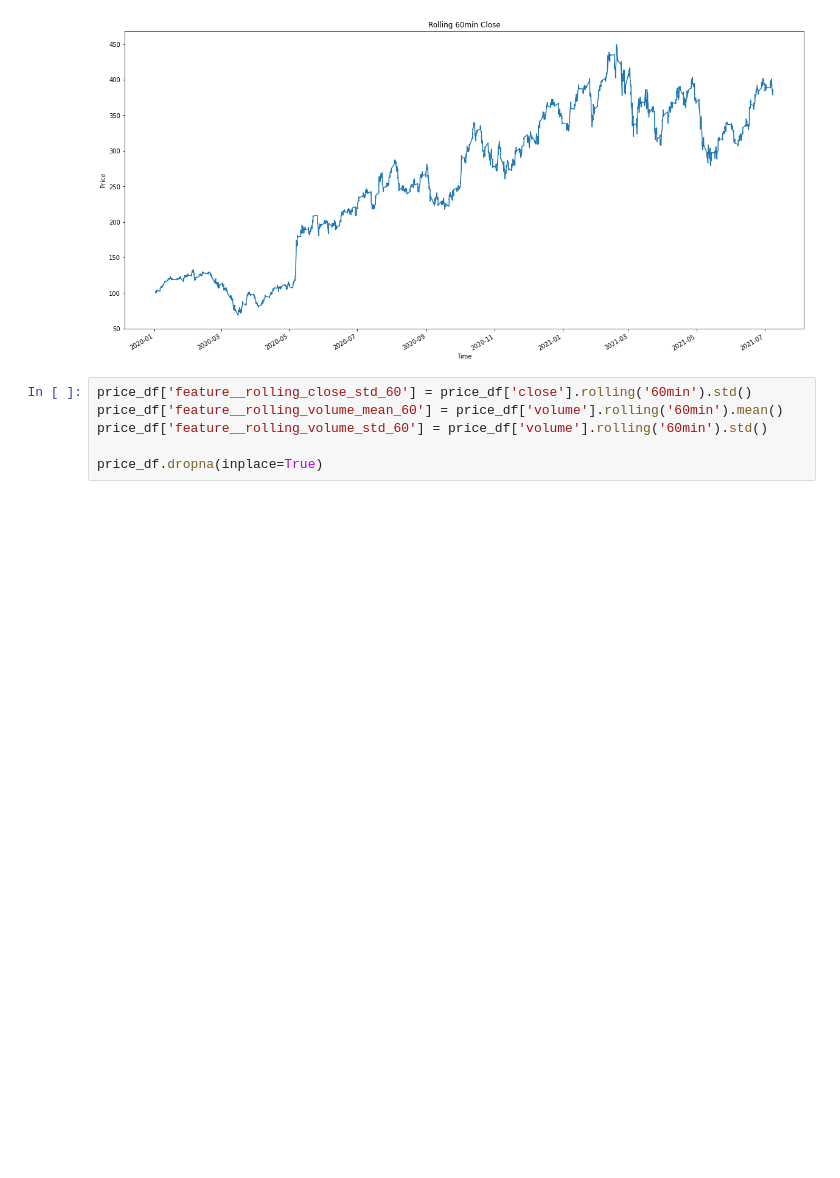
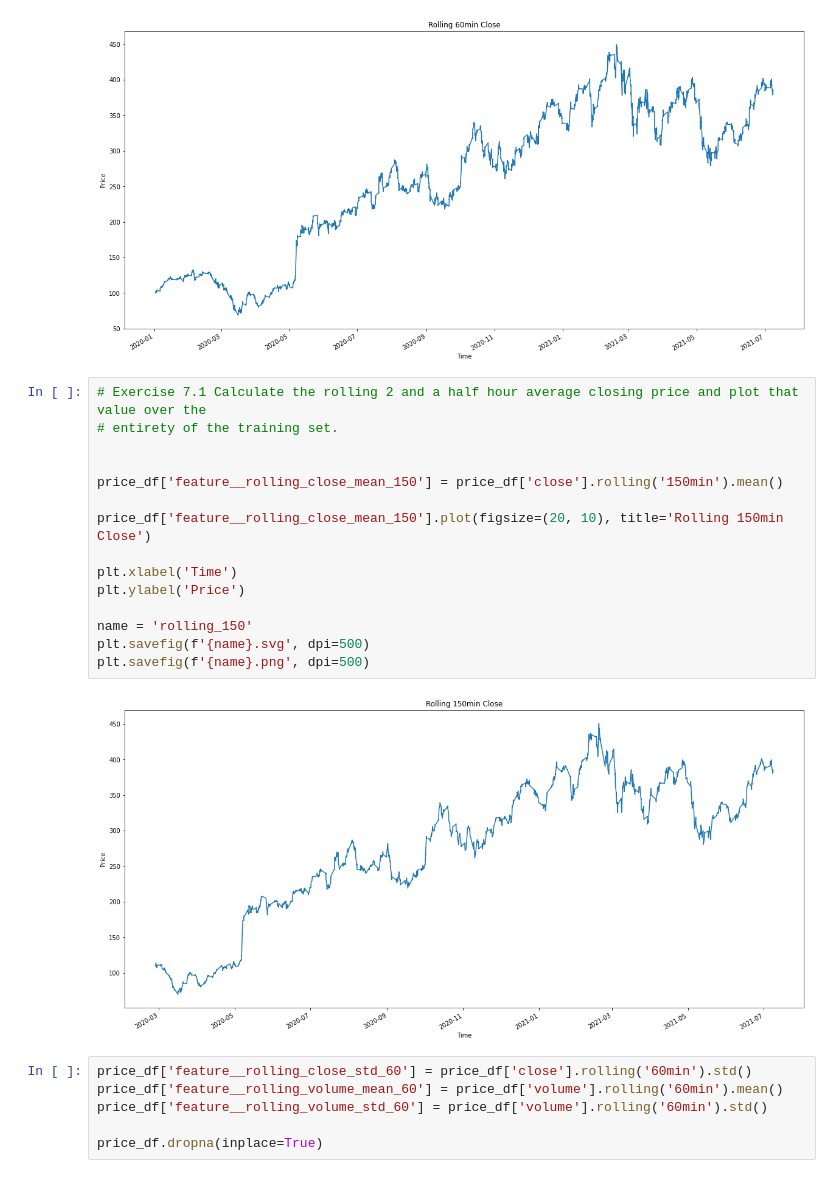
Before and after one commit to sinanuozdemir/feature_engineering_bookcamp, a Jupyter notebook: notebooks/Chapter_07.ipynb, the cells around one changed output. Saved outputs shown, nothing was run; the diff lists cells and outputs as text; blank space fills up the shorter version.

```diff
--- a/notebooks/Chapter_07.ipynb
+++ b/notebooks/Chapter_07.ipynb
@@ -132,6 +132,23 @@ plt.savefig(f'{name}.svg', dpi=500)
 plt.savefig(f'{name}.png', dpi=500)
 # %% [output]
 [figure]
+# %%
+# Exercise 7.1 Calculate the rolling 2 and a half hour average closing price and plot that value over the
+# entirety of the training set.
+
+
+price_df['feature__rolling_close_mean_150'] = price_df['close'].rolling('150min').mean()
+
+price_df['feature__rolling_close_mean_150'].plot(figsize=(20, 10), title='Rolling 150min Close')
+
+plt.xlabel('Time')
+plt.ylabel('Price')
+
+name = 'rolling_150'
+plt.savefig(f'{name}.svg', dpi=500)
+plt.savefig(f'{name}.png', dpi=500)
+# %% [output]
+[figure, added]
 # %%
 price_df['feature__rolling_close_std_60'] = price_df['close'].rolling('60min').std()
 price_df['feature__rolling_volume_mean_60'] = price_df['volume'].rolling('60min').mean()
```
Also changed, not shown: parts of 9 cells of this notebook, 4 other files.
